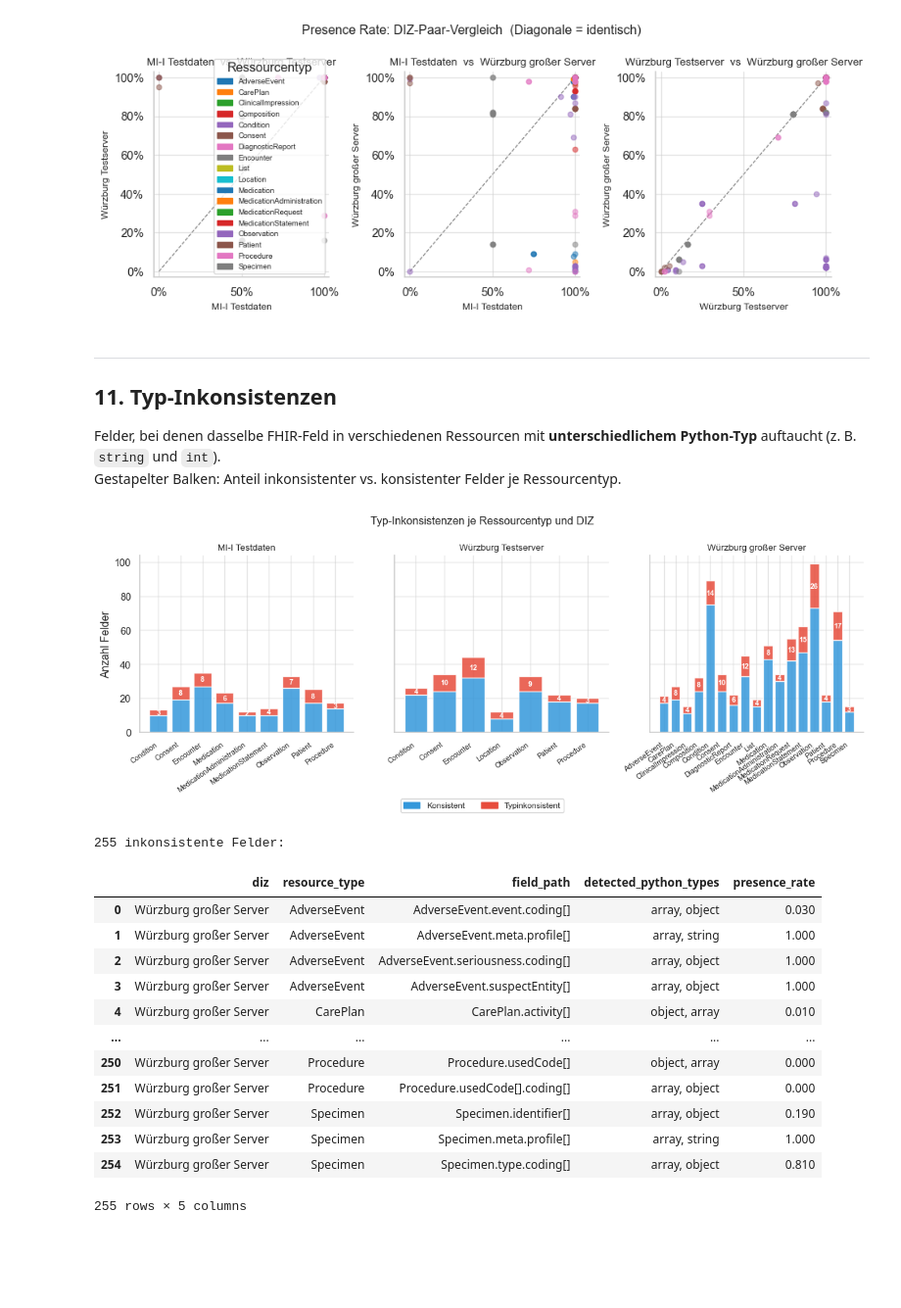
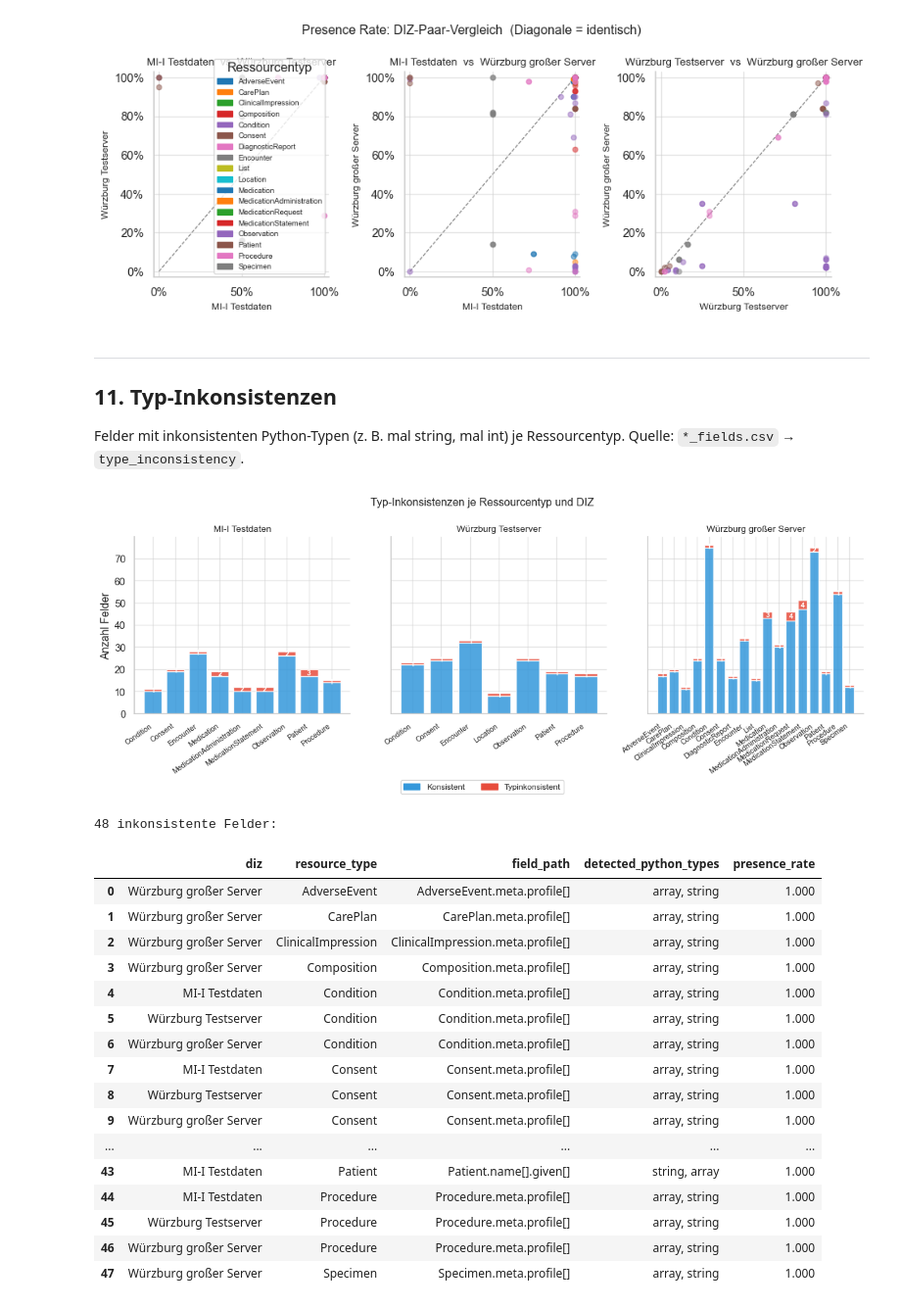
Before and after one commit to carly15/FHIRScan, a Jupyter notebook: heterogeneity_analysis/diz_comparison.ipynb, the cells around one changed output. Shown at 98% size. Cells and saved outputs as stored; diff of their text form; code cells hidden in the pictures; blank space fills up the shorter version.

```diff
--- a/heterogeneity_analysis/diz_comparison.ipynb
+++ b/heterogeneity_analysis/diz_comparison.ipynb
@@ -936,17 +991,17 @@ Die Balkenlänge entspricht dem Anteil der Felder in jeder Klasse.
 # %%
 # ── 8b. Vollständigkeitsklassen je Ressourcentyp (gestapelte Balken) ──────
+# Denominator = eigene Felder jedes DIZ. Felder anderer DIZ die diese DIZ
+# nicht hat, zählen nicht (bleiben transparent wie in der Heatmap).
 if not df_fields.empty:
-    scalar_fields = df_fields[
-        ~df_fields["detected_python_types"].str.fullmatch(r"object|array", na=False)
-    ].copy()
+    scalar_fields = df_fields[df_fields["_is_data_field"]].copy()
 
     classes   = ["Immer (100 %)", "Häufig (≥ 50 %)", "Selten (< 50 %)", "Nie (0 %)"]
     cls_colors = ["#2ecc71",       "#f1c40f",           "#e67e22",          "#e74c3c"]
 
     def classify_pr(r):
-        if r == 1.0:   return "Immer (100 %)"
-        if r >= 0.5:   return "Häufig (≥ 50 %)"
-        if r > 0:      return "Selten (< 50 %)"
+        if r == 1.0:  return "Immer (100 %)"
+        if r >= 0.5:  return "Häufig (≥ 50 %)"
+        if r > 0:     return "Selten (< 50 %)"
         return "Nie (0 %)"
 
     scalar_fields["cls"] = scalar_fields["presence_rate"].apply(classify_pr)
@@ -1003,7 +1146,7 @@ Wie viele Felder sind sehr selten befüllt, wie viele fast immer? Die Form der K
 # ── 8c. Presence-Rate-Verteilung: Histogramm + KDE ───────────────────────
 if not df_fields.empty:
     scalar_fields = df_fields[
-        ~df_fields["detected_python_types"].str.fullmatch(r"object|array", na=False)
+        df_fields["_is_data_field"]
     ].copy()
 
     fig, ax = plt.subplots(figsize=(9, 4))
@@ -1098,7 +1238,7 @@ Werte nahe **1.0** = sehr ähnliche Befüllungsstruktur.
 # ── 10a. Korrelations-Heatmap zwischen DIZ ───────────────────────────────
 if not df_fields.empty and len(LOADED_DIZ) >= 2:
     scalar_fields = df_fields[
-        ~df_fields["detected_python_types"].str.fullmatch(r"object|array", na=False)
+        df_fields["_is_data_field"]
     ].copy()
 
     pivot_corr = scalar_fields.pivot_table(
@@ -1141,7 +1279,7 @@ Punkte **oben links** = DIZ B befüllt das Feld häufiger als DIZ A (und umgekeh
 # ── 10b. Scatter: Presence Rate DIZ-Paar-Vergleich ───────────────────────
 if not df_fields.empty and len(LOADED_DIZ) >= 2:
     scalar_fields = df_fields[
-        ~df_fields["detected_python_types"].str.fullmatch(r"object|array", na=False)
+        df_fields["_is_data_field"]
     ].copy()
 
     pivot_sc = scalar_fields.pivot_table(
@@ -1203,13 +1341,12 @@ else:
 ---
 ## 11. Typ-Inkonsistenzen
 
-Felder, bei denen dasselbe FHIR-Feld in verschiedenen Ressourcen mit **unterschiedlichem Python-Typ** auftaucht (z. B. `string` und `int`).
-Gestapelter Balken: Anteil inkonsistenter vs. konsistenter Felder je Ressourcentyp.
+Felder mit inkonsistenten Python-Typen (z. B. mal string, mal int) je Ressourcentyp. Quelle: `*_fields.csv` → `type_inconsistency`.
 # %%
 # ── 11. Typ-Inkonsistenzen: gestapelter Balken pro DIZ ───────────────────
 if not df_fields.empty and "type_inconsistency" in df_fields.columns:
     scalar_fields = df_fields[
-        ~df_fields["detected_python_types"].str.fullmatch(r"object|array", na=False)
+        df_fields["_is_data_field"]
     ].copy()
     scalar_fields["type_inconsistency"] = scalar_fields["type_inconsistency"].astype(bool)
 
@@ -1242,45 +1379,49 @@ if not df_fields.empty and "type_inconsistency" in df_fields.columns:
 
         ax.set_xticks(x)
         ax.set_xticklabels(sub["resource_type"].tolist(), rotation=35, ha="right", size=8)
         ax.set_title(diz_name, size=10)
         ax.set_ylabel("Anzahl Felder" if diz_name == LOADED_DIZ[0] else "")
         sns.despine(ax=ax)
 
     handles = [
         mpatches.Patch(color="#3498db", label="Konsistent"),
         mpatches.Patch(color="#e74c3c", label="Typinkonsistent"),
     ]
     fig.legend(handles=handles, loc="lower center", ncol=2,
                bbox_to_anchor=(0.5, -0.04), fontsize=9)
     fig.suptitle("Typ-Inkonsistenzen je Ressourcentyp und DIZ", size=12)
     plt.tight_layout()
     plt.show()
 
     # Detailliste
     inc_fields = scalar_fields[scalar_fields["type_inconsistency"]][
         ["diz", "resource_type", "field_path", "detected_python_types", "presence_rate"]
     ].sort_values(["resource_type", "field_path", "diz"])
 
     if not inc_fields.empty:
         print(f"\n{len(inc_fields)} inkonsistente Felder:")
         display(inc_fields.reset_index(drop=True))
     else:
         print("Keine Typ-Inkonsistenzen gefunden.")
 else:
     print("Spalte 'type_inconsistency' nicht gefunden.")
 # %% [output]
-[figure, old version]
+[figure, new version]
-255 inkonsistente Felder:
+48 inkonsistente Felder:
 |  | diz | resource_type | field_path | detected_python_types | presence_rate |
-| 0 | Würzburg großer Server | AdverseEvent | AdverseEvent.event.coding[] | array, object | 0.030 |
-| 1 | Würzburg großer Server | AdverseEvent | AdverseEvent.meta.profile[] | array, string | 1.000 |
-| 2 | Würzburg großer Server | AdverseEvent | AdverseEvent.seriousness.coding[] | array, object | 1.000 |
-| 3 | Würzburg großer Server | AdverseEvent | AdverseEvent.suspectEntity[] | array, object | 1.000 |
-| 4 | Würzburg großer Server | CarePlan | CarePlan.activity[] | object, array | 0.010 |
+| 0 | Würzburg großer Server | AdverseEvent | AdverseEvent.meta.profile[] | array, string | 1.000 |
+| 1 | Würzburg großer Server | CarePlan | CarePlan.meta.profile[] | array, string | 1.000 |
+| 2 | Würzburg großer Server | ClinicalImpression | ClinicalImpression.meta.profile[] | array, string | 1.000 |
+| 3 | Würzburg großer Server | Composition | Composition.meta.profile[] | array, string | 1.000 |
+| 4 | MI-I Testdaten | Condition | Condition.meta.profile[] | array, string | 1.000 |
+| 5 | Würzburg Testserver | Condition | Condition.meta.profile[] | array, string | 1.000 |
+| 6 | Würzburg großer Server | Condition | Condition.meta.profile[] | array, string | 1.000 |
+| 7 | MI-I Testdaten | Consent | Consent.meta.profile[] | array, string | 1.000 |
+| 8 | Würzburg Testserver | Consent | Consent.meta.profile[] | array, string | 1.000 |
+| 9 | Würzburg großer Server | Consent | Consent.meta.profile[] | array, string | 1.000 |
 | ... | ... | ... | ... | ... | ... |
-| 250 | Würzburg großer Server | Procedure | Procedure.usedCode[] | object, array | 0.000 |
-| 251 | Würzburg großer Server | Procedure | Procedure.usedCode[].coding[] | array, object | 0.000 |
-| 252 | Würzburg großer Server | Specimen | Specimen.identifier[] | array, object | 0.190 |
-| 253 | Würzburg großer Server | Specimen | Specimen.meta.profile[] | array, string | 1.000 |
-| 254 | Würzburg großer Server | Specimen | Specimen.type.coding[] | array, object | 0.810 |
+| 43 | MI-I Testdaten | Patient | Patient.name[].given[] | string, array | 1.000 |
+| 44 | MI-I Testdaten | Procedure | Procedure.meta.profile[] | array, string | 1.000 |
+| 45 | Würzburg Testserver | Procedure | Procedure.meta.profile[] | array, string | 1.000 |
+| 46 | Würzburg großer Server | Procedure | Procedure.meta.profile[] | array, string | 1.000 |
+| 47 | Würzburg großer Server | Specimen | Specimen.meta.profile[] | array, string | 1.000 |
-255 rows × 5 columns
```
Also changed, not shown: parts of 36 cells of this notebook.
